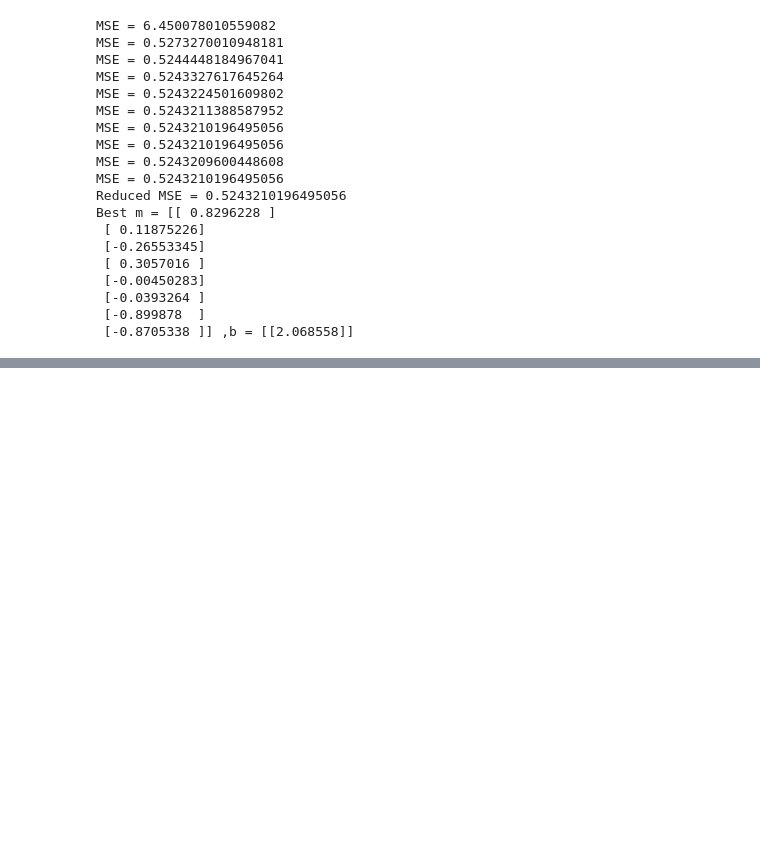
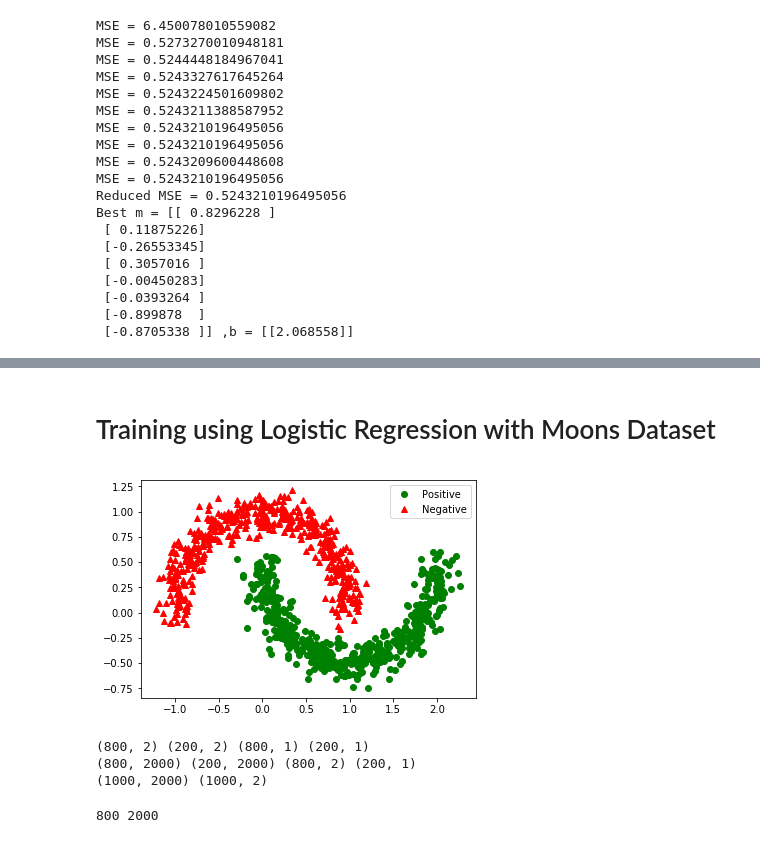
Before and after one commit to guruprasaad123/ml_for_life, a Jupyter notebook: from_scratch/tf/up_and_running_with_tf.ipynb, the cells around one changed output, grey strips where cells are left out. Cells and saved outputs as stored; diff of their text form; code cells hidden in the pictures; blank space fills up the shorter version.

Commit message:
moons_dataser added

```diff
--- a/from_scratch/tf/up_and_running_with_tf.ipynb
+++ b/from_scratch/tf/up_and_running_with_tf.ipynb
@@ -701,2 +700,16 @@ print(" m is same = {} , b is same = {} ".format( np.allclose(m_val,m_restored)
 INFO:tensorflow:Restoring parameters from temp/my_model_final.ckpt
  m is same = True , b is same = True
+# %% [markdown]
+# Training using Logistic Regression with Moons Dataset
+# %%
+from sklearn.datasets import make_moons
+
+m = 1000
+X_moons, y_moons = make_moons(m, noise=0.1, random_state=42)
+# %%
+plt.plot(X_moons[y_moons == 1, 0], X_moons[y_moons == 1, 1], 'go', label="Positive")
+plt.plot(X_moons[y_moons == 0, 0], X_moons[y_moons == 0, 1], 'r^', label="Negative")
+plt.legend()
+plt.show()
+# %% [output]
+[figure, added]
@@ -702,0 +718,31 @@ INFO:tensorflow:Restoring parameters from temp/my_model_final.ckpt
+# %%
+test_ratio = 0.2
+test_size = int(m * test_ratio)
+X_train = X_moons[:-test_size]
+X_test = X_moons[-test_size:]
+y_train = y_moons_column_vector[:-test_size]
+y_test = y_moons_column_vector[-test_size:]
+
+# Creating the One Hot Encoder
+oneHot = OneHotEncoder()
+
+# Encoding
+
+oneHot.fit(X_moons)
+X_moons_hot = oneHot.transform(X_moons).toarray()
+
+oneHot.fit(y_moons_column_vector)
+y_moons_hot = oneHot.transform(y_moons_column_vector).toarray()
+
+X_train_hot = X_moons_hot[:-test_size]
+X_test_hot = X_moons_hot[-test_size:]
+y_train_hot = y_moons_hot[:-test_size]
+y_test_hot = y_moons_hot[-test_size:]
+
+print( X_train.shape , X_test.shape , y_train.shape , y_test.shape )
+print( X_train_hot.shape , X_test_hot.shape , y_train_hot.shape , y_test.shape)
+print( X_moons_hot.shape , y_moons_hot.shape)
+# %% [output]
+(800, 2) (200, 2) (800, 1) (200, 1)
+(800, 2000) (200, 2000) (800, 2) (200, 1)
+(1000, 2000) (1000, 2)
@@ -702,0 +756,5 @@ INFO:tensorflow:Restoring parameters from temp/my_model_final.ckpt
+# %%
+m , n = X_train_hot.shape
+print(m,n)
+# %% [output]
+800 2000
```
Also changed, not shown: parts of 14 cells of this notebook, 4 other files.
